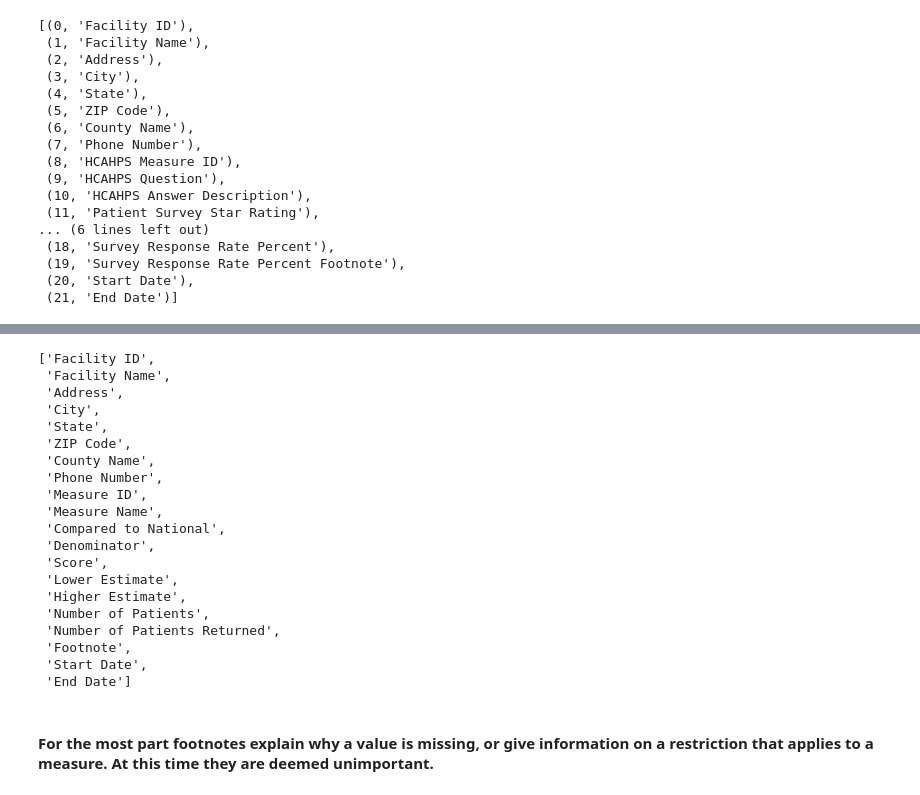
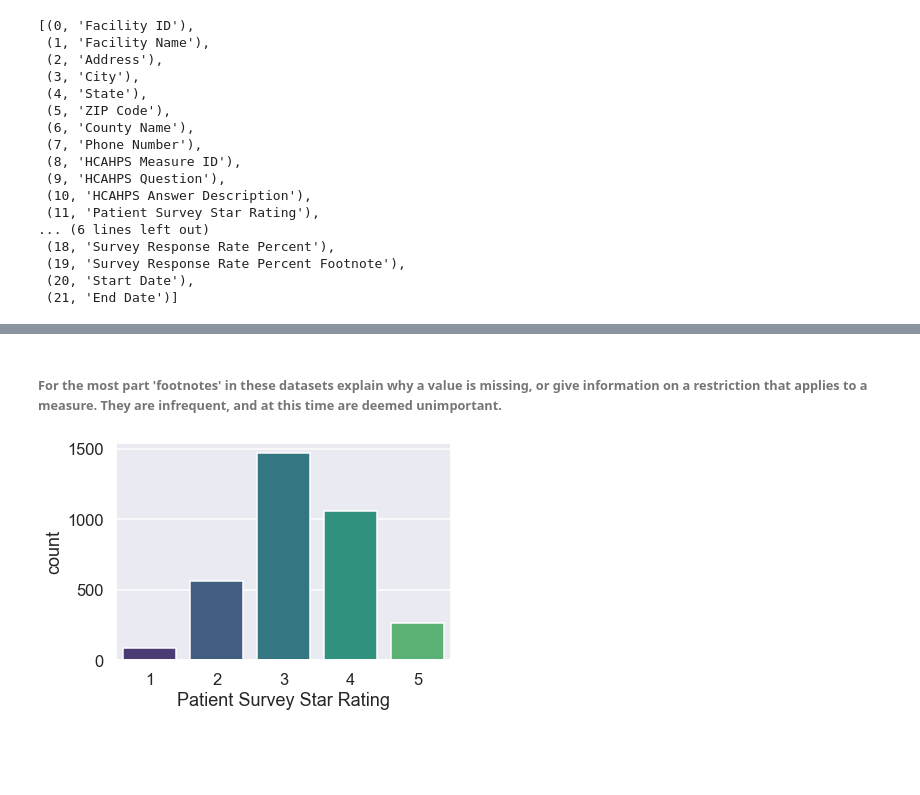
Before and after one commit to alexdaustin/nycdsa_project1, a Jupyter notebook: hospitals_eda.ipynb, the cells around one changed output, grey strips where cells are left out. Saved outputs shown, nothing was run; the diff lists cells and outputs as text; code cells hidden in the pictures; blank space fills up the shorter version.

Commit message:
(Hopefully) last commit before talk

```diff
--- a/hospitals_eda.ipynb
+++ b/hospitals_eda.ipynb
@@ -6,0 +15,4 @@ import re
+# %%
+sns.set_theme()
+sns.set_context('talk')
+sns.set_palette('viridis')
@@ -192,25 +141,14 @@ surv_red[surv_red['Facility ID'] == '010001'].to_csv('all_meas.csv')
-# %%
-unpland.columns.tolist()
-# %% [output]
-['Facility ID',
- 'Facility Name',
- 'Address',
- 'City',
- 'State',
- 'ZIP Code',
- 'County Name',
- 'Phone Number',
- 'Measure ID',
- 'Measure Name',
- 'Compared to National',
- 'Denominator',
- 'Score',
- 'Lower Estimate',
- 'Higher Estimate',
- 'Number of Patients',
- 'Number of Patients Returned',
- 'Footnote',
- 'Start Date',
- 'End Date']
-# %% [markdown]
-#### For the most part footnotes explain why a value is missing, or give information on a restriction that applies to a measure. At this time they are deemed unimportant.
+# %% [markdown]
+###### For the most part 'footnotes' in these datasets explain why a value is missing, or give information on a restriction that applies to a measure. They are infrequent, and at this time are deemed unimportant.
+# %%
+# This uses a regular expression search to extract the star ratings from 'surveys'.
+star_ratings = surveys.iloc[:, [0, 8, 11]][surveys['HCAHPS Measure ID'].apply(lambda x: re.search('STAR_RATING$', x) != None)]
+star_ratings['HCAHPS Measure ID'] = star_ratings['HCAHPS Measure ID'].apply(lambda x: x[:-12])
+# %%
+# This shows how hospitals are distributed by overall star rating. Not used
+# in the talk slides.
+_ = star_ratings[star_ratings['HCAHPS Measure ID']=='H'].dropna()
+sns.countplot(x='Patient Survey Star Rating', data=_)
+plt.show()
+# %% [output]
+[figure, added]
```
Also changed, not shown: parts of 64 cells of this notebook, 6 other files.
